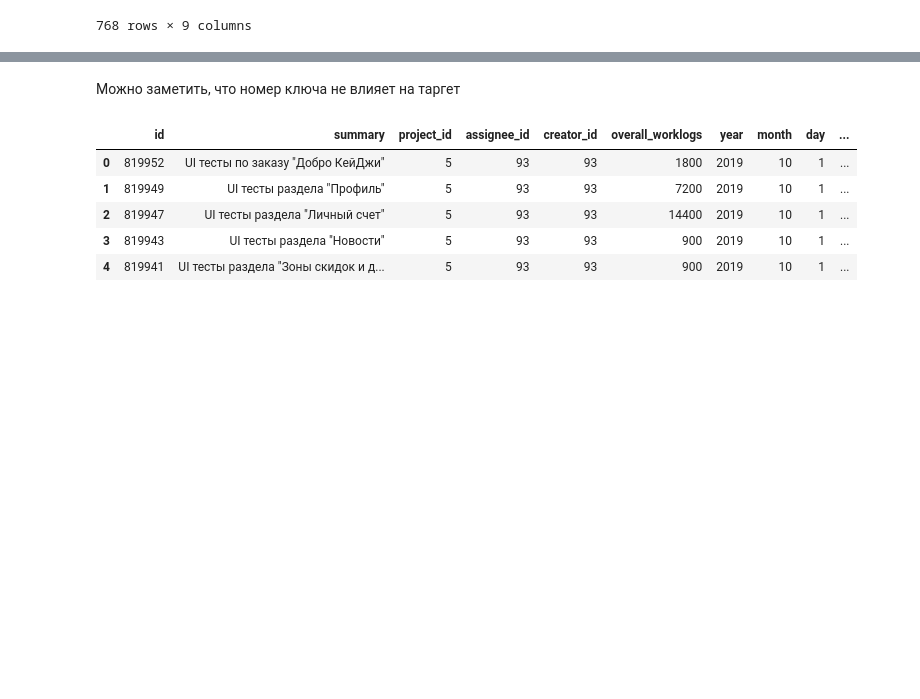
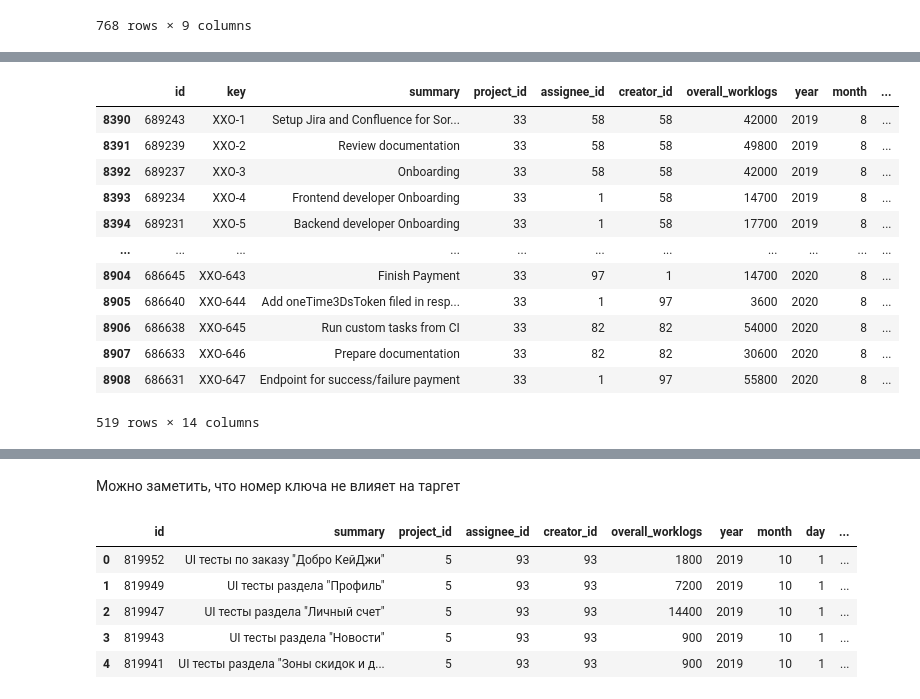
Before and after one commit to TayJen/hackathon_algu2022, a Jupyter notebook: H_ALGU_2022_Research.ipynb, the cells around one changed output, grey strips where cells are left out. Cells and saved outputs as stored; diff of their text form; code cells hidden in the pictures; blank space fills up the shorter version.

```diff
--- a/H_ALGU_2022_Research.ipynb
+++ b/H_ALGU_2022_Research.ipynb
@@ -272,0 +299,16 @@ df_test[df_test.key_name == 'BALT']
+# %%
+df[df['key_name'] == 'XXO']
+# %% [output]
+|  | id | key | summary | project_id | assignee_id | creator_id | overall_worklogs | year | month | ... |
+| 8390 | 689243 | XXO-1 | Setup Jira and Confluence for Sor... | 33 | 58 | 58 | 42000 | 2019 | 8 | ... |
+| 8391 | 689239 | XXO-2 | Review documentation | 33 | 58 | 58 | 49800 | 2019 | 8 | ... |
+| 8392 | 689237 | XXO-3 | Onboarding | 33 | 58 | 58 | 42000 | 2019 | 8 | ... |
+| 8393 | 689234 | XXO-4 | Frontend developer Onboarding | 33 | 1 | 58 | 14700 | 2019 | 8 | ... |
+| 8394 | 689231 | XXO-5 | Backend developer Onboarding | 33 | 1 | 58 | 17700 | 2019 | 8 | ... |
+| ... | ... | ... | ... | ... | ... | ... | ... | ... | ... | ... |
+| 8904 | 686645 | XXO-643 | Finish Payment | 33 | 97 | 1 | 14700 | 2020 | 8 | ... |
+| 8905 | 686640 | XXO-644 | Add oneTime3DsToken filed in resp... | 33 | 1 | 97 | 3600 | 2020 | 8 | ... |
+| 8906 | 686638 | XXO-645 | Run custom tasks from CI | 33 | 82 | 82 | 54000 | 2020 | 8 | ... |
+| 8907 | 686633 | XXO-646 | Prepare documentation | 33 | 82 | 82 | 30600 | 2020 | 8 | ... |
+| 8908 | 686631 | XXO-647 | Endpoint for success/failure payment | 33 | 1 | 97 | 55800 | 2020 | 8 | ... |
+519 rows × 14 columns
```
Also changed, not shown: parts of 24 cells of this notebook.
